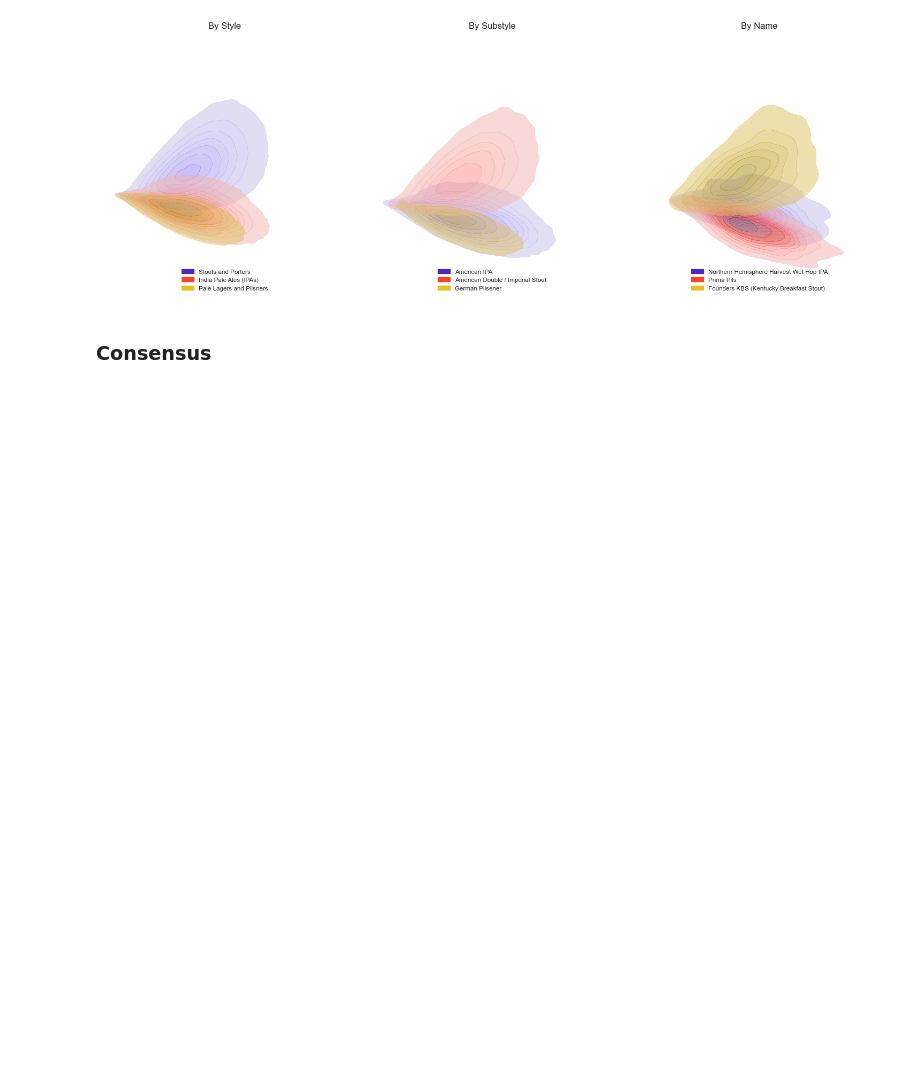
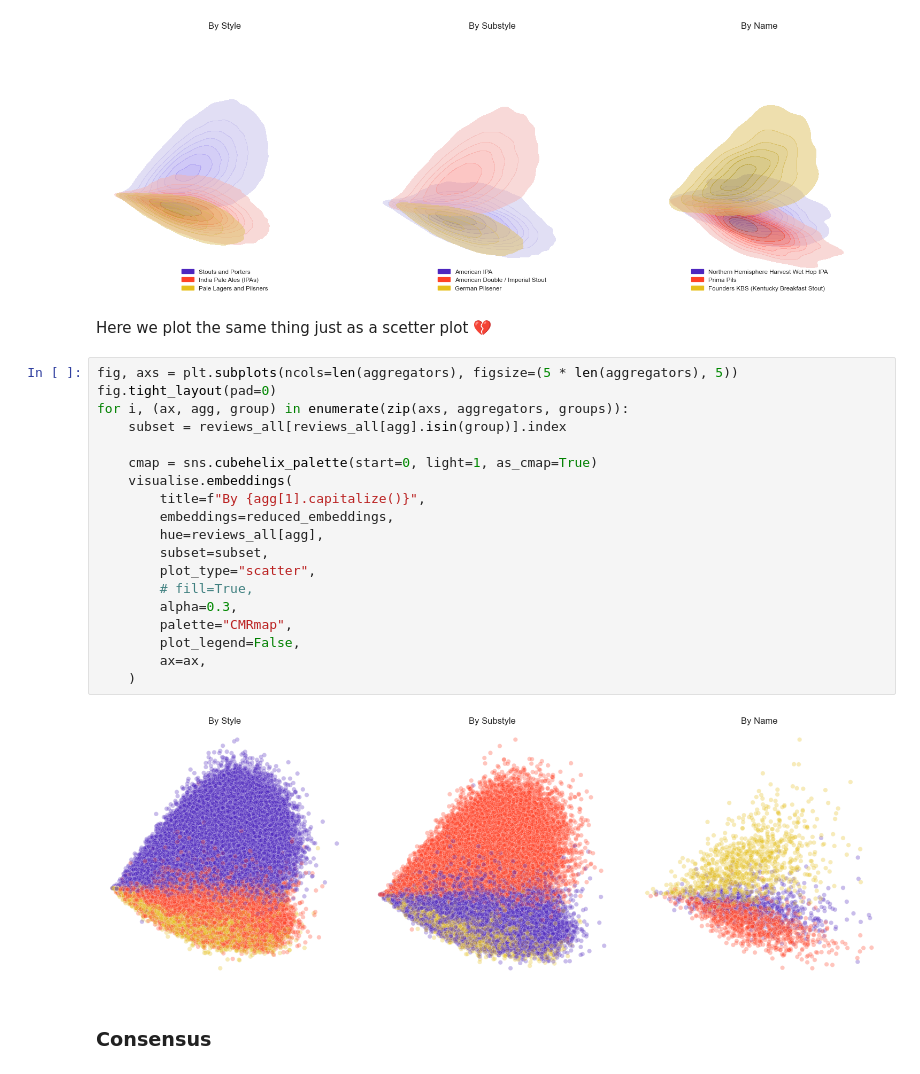
Before and after one commit to epfl-ada/ada-2023-project-blackada, a Jupyter notebook: main.ipynb, the cells around one changed output. Cells and saved outputs as stored; diff of their text form; blank space fills up the shorter version.

```diff
--- a/main.ipynb
+++ b/main.ipynb
@@ -917,6 +917,29 @@ for i, (ax, agg, group) in enumerate(zip(axs, aggregators, groups)):
     )
 # %% [output]
 [figure]
+# %% [markdown]
+Here we plot the same thing just as a scetter plot 💔
+# %%
+fig, axs = plt.subplots(ncols=len(aggregators), figsize=(5 * len(aggregators), 5))
+fig.tight_layout(pad=0)
+for i, (ax, agg, group) in enumerate(zip(axs, aggregators, groups)):
+    subset = reviews_all[reviews_all[agg].isin(group)].index
+
+    cmap = sns.cubehelix_palette(start=0, light=1, as_cmap=True)
+    visualise.embeddings(
+        title=f"By {agg[1].capitalize()}",
+        embeddings=reduced_embeddings,
+        hue=reviews_all[agg],
+        subset=subset,
+        plot_type="scatter",
+        # fill=True,
+        alpha=0.3,
+        palette="CMRmap",
+        plot_legend=False,
+        ax=ax,
+    )
+# %% [output]
+[figure, added]
 # %% [markdown]
 ### Consensus
 # %%
```
Also changed, not shown: parts of 7 cells of this notebook, 2 other files.
